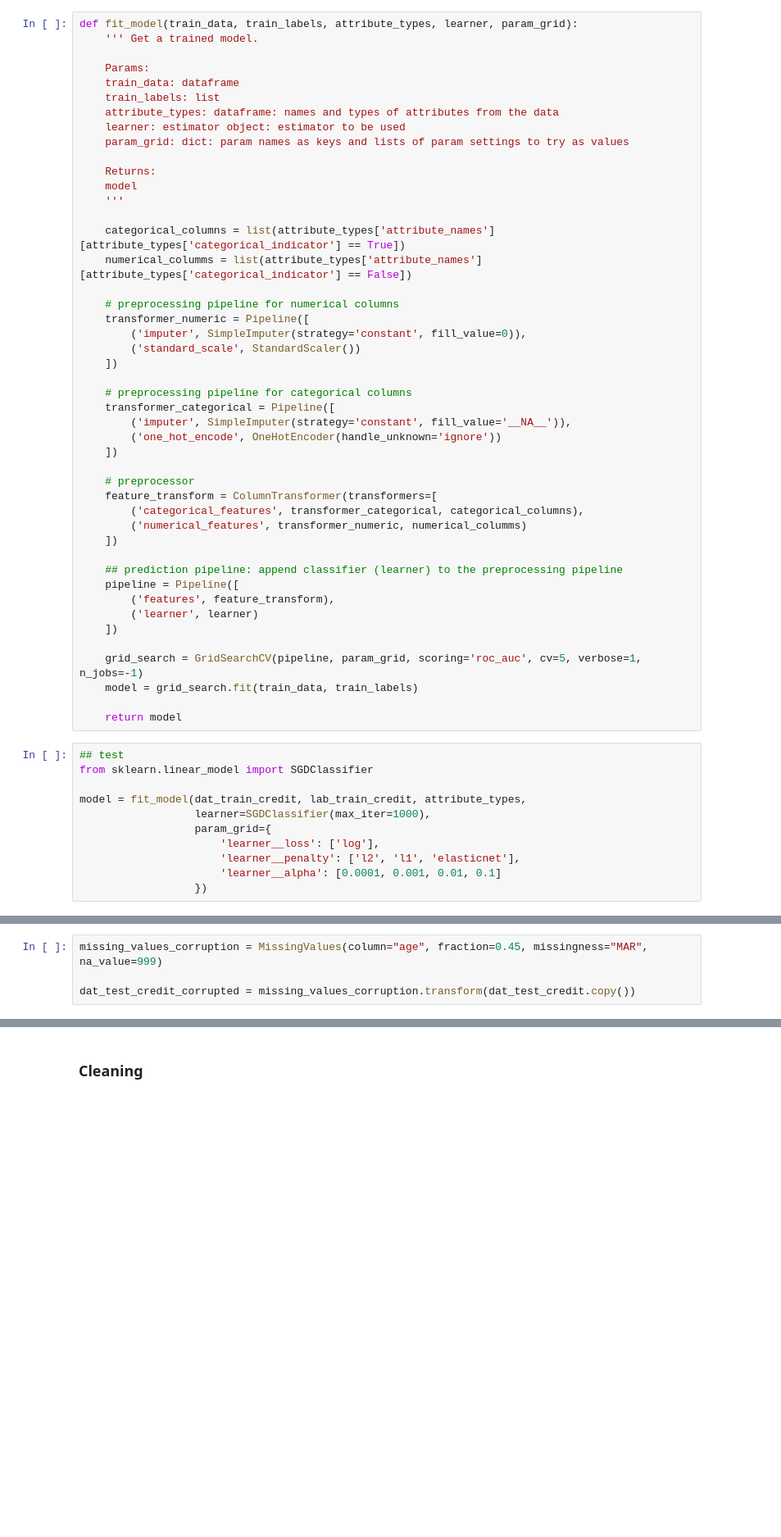
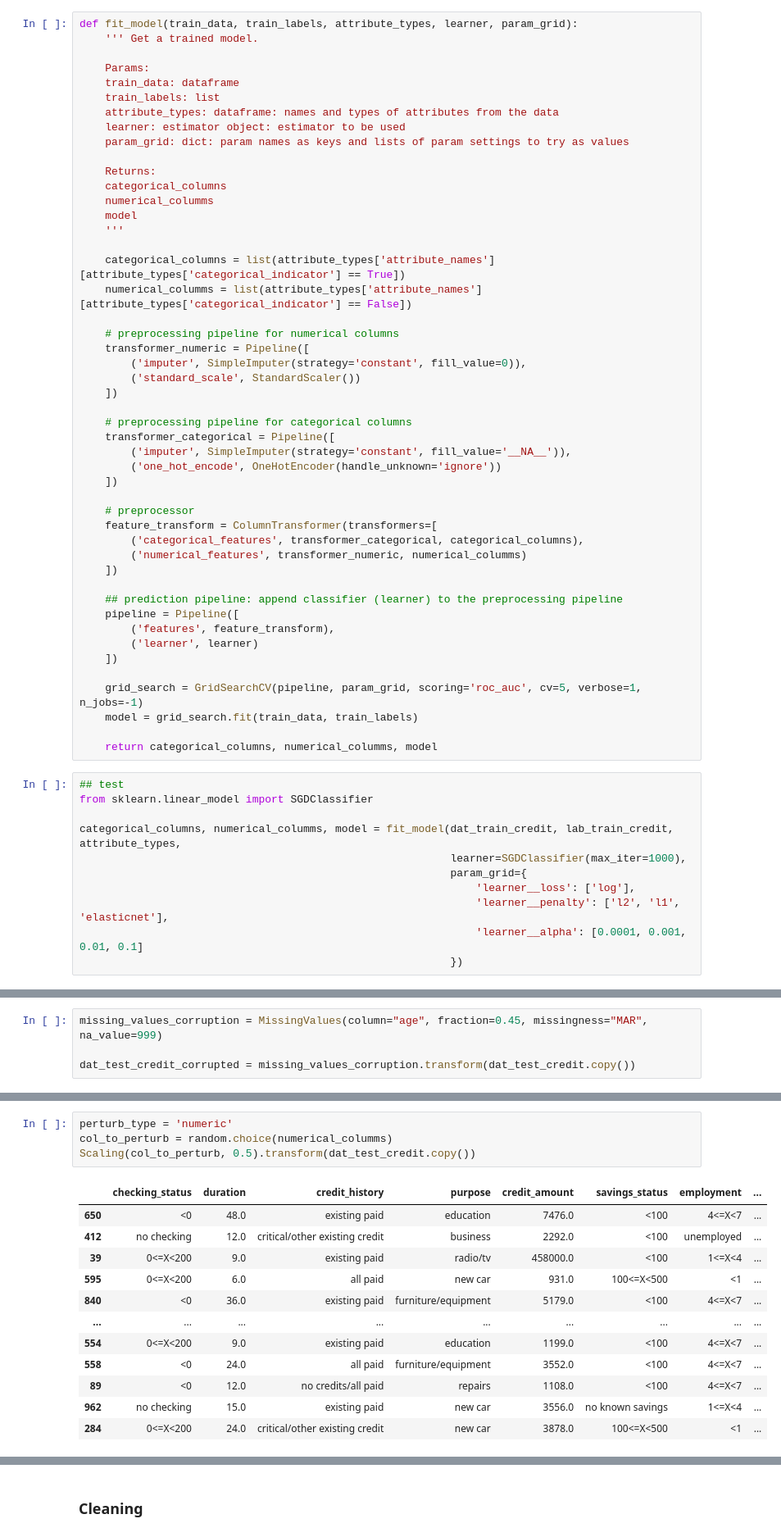
Before and after one commit to SharmaRupali/jenga, a Jupyter notebook: experimental_setup.ipynb, the cells around one changed output, grey strips where cells are left out. Shown: that part at 82% size. Drawn from its saved outputs; the diff is of its cells as text; blank space fills up the shorter version.

Commit message:
modified corruptions: individual pertubations for each corruption. #TODO randomize for more corruption types and perturbations

```diff
--- a/experimental_setup.ipynb
+++ b/experimental_setup.ipynb
@@ -531,6 +532,8 @@ def fit_model(train_data, train_labels, attribute_types, learner, param_grid):
     param_grid: dict: param names as keys and lists of param settings to try as values
 
     Returns:
+    categorical_columns
+    numerical_columms
     model
     '''
 
@@ -564,18 +567,18 @@ def fit_model(train_data, train_labels, attribute_types, learner, param_grid):
     grid_search = GridSearchCV(pipeline, param_grid, scoring='roc_auc', cv=5, verbose=1, n_jobs=-1)
     model = grid_search.fit(train_data, train_labels)
 
-    return model
+    return categorical_columns, numerical_columms, model
 # %%
 ## test
 from sklearn.linear_model import SGDClassifier
 
-model = fit_model(dat_train_credit, lab_train_credit, attribute_types,
-                  learner=SGDClassifier(max_iter=1000),
-                  param_grid={
-                      'learner__loss': ['log'],
-                      'learner__penalty': ['l2', 'l1', 'elasticnet'],
-                      'learner__alpha': [0.0001, 0.001, 0.01, 0.1]
-                  })
+categorical_columns, numerical_columms, model = fit_model(dat_train_credit, lab_train_credit, attribute_types,
+                                                          learner=SGDClassifier(max_iter=1000),
+                                                          param_grid={
+                                                              'learner__loss': ['log'],
+                                                              'learner__penalty': ['l2', 'l1', 'elasticnet'],
+                                                              'learner__alpha': [0.0001, 0.001, 0.01, 0.1]
+                                                          })
 # %% [output]
 Fitting 5 folds for each of 12 candidates, totalling 60 fits
 [Parallel(n_jobs=-1)]: Using backend LokyBackend with 4 concurrent workers.
@@ -589,0 +638,17 @@ dat_test_credit_corrupted = missing_values_corruption.transform(dat_test_credit.
+# %%
+perturb_type = 'numeric'
+col_to_perturb = random.choice(numerical_columms)
+Scaling(col_to_perturb, 0.5).transform(dat_test_credit.copy())
+# %% [output]
+|  | checking_status | duration | credit_history | purpose | credit_amount | savings_status | employment | ... |
+| 650 | <0 | 48.0 | existing paid | education | 7476.0 | <100 | 4<=X<7 | ... |
+| 412 | no checking | 12.0 | critical/other existing credit | business | 2292.0 | <100 | unemployed | ... |
+| 39 | 0<=X<200 | 9.0 | existing paid | radio/tv | 458000.0 | <100 | 1<=X<4 | ... |
+| 595 | 0<=X<200 | 6.0 | all paid | new car | 931.0 | 100<=X<500 | <1 | ... |
+| 840 | <0 | 36.0 | existing paid | furniture/equipment | 5179.0 | <100 | 4<=X<7 | ... |
+| ... | ... | ... | ... | ... | ... | ... | ... | ... |
+| 554 | 0<=X<200 | 9.0 | existing paid | education | 1199.0 | <100 | 4<=X<7 | ... |
+| 558 | <0 | 24.0 | all paid | furniture/equipment | 3552.0 | <100 | 4<=X<7 | ... |
+| 89 | <0 | 12.0 | no credits/all paid | repairs | 1108.0 | <100 | 4<=X<7 | ... |
+| 962 | no checking | 15.0 | existing paid | new car | 3556.0 | no known savings | 1<=X<4 | ... |
+| 284 | 0<=X<200 | 24.0 | critical/other existing credit | new car | 3878.0 | 100<=X<500 | <1 | ... |
```
Also changed, not shown: parts of 19 cells of this notebook.
